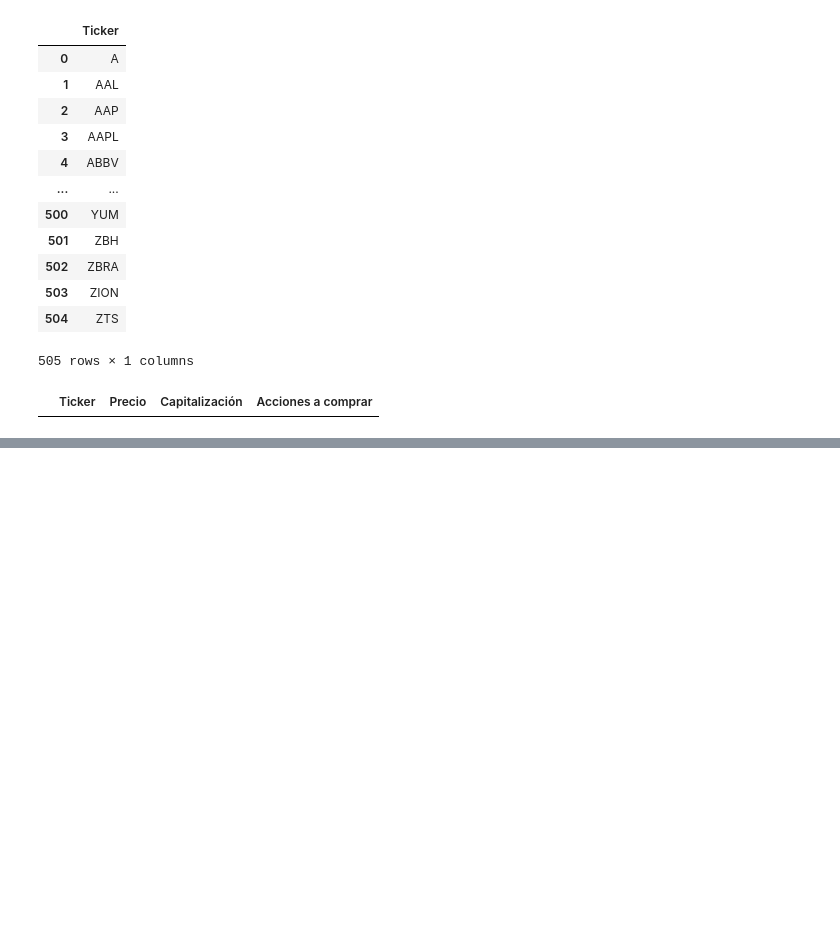
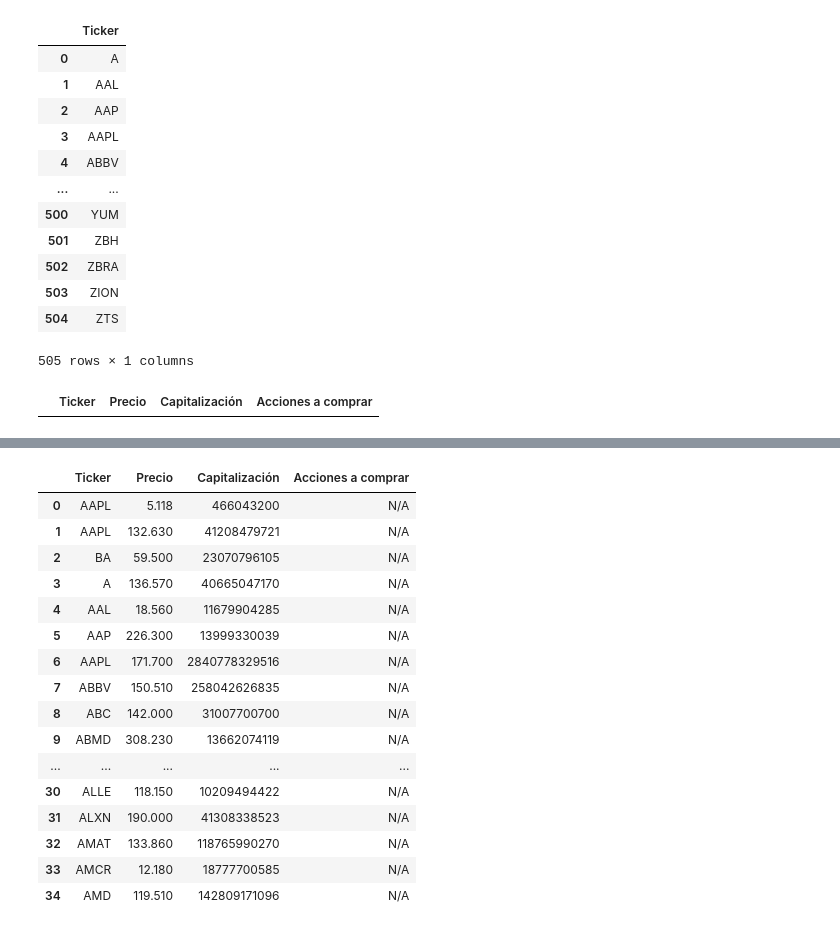
Before and after one commit to ferranfont/Introduccion_al_trading_algoritmico, a Jupyter notebook: mi_primer_dataframe.ipynb, the cells around one changed output, grey strips where cells are left out. Cells and saved outputs as stored; diff of their text form; code cells hidden in the pictures; blank space fills up the shorter version.

```diff
--- a/mi_primer_dataframe.ipynb
+++ b/mi_primer_dataframe.ipynb
@@ -55,2 +56,0 @@ final_dataframe
-# %%
-for i in acciones
@@ -56,0 +68,31 @@ for i in acciones
+# %%
+for i in acciones['Ticker'][:80]: #para no ralentizar el proceso lo haremos tan sólo para las primeros 80 símbolos [:80]
+  api_url = f'https://sandbox.iexapis.com/stable/stock/{i}/quote?token=Tpk_059b97af715d417d9f49f50b51b1c448'
+  data = requests.get(api_url).json()
+  final_dataframe = final_dataframe.append(
+                                        pd.Series([i,
+                                                   data['latestPrice'],
+                                                   data['marketCap'],
+                                                   'N/A'],
+                                                  index =mis_columnas),
+                                        ignore_index = True)
+# %%
+final_dataframe.head(35)
+# %% [output]
+|  | Ticker | Precio | Capitalización | Acciones a comprar |
+| 0 | AAPL | 5.118 | 466043200 | N/A |
+| 1 | AAPL | 132.630 | 41208479721 | N/A |
+| 2 | BA | 59.500 | 23070796105 | N/A |
+| 3 | A | 136.570 | 40665047170 | N/A |
+| 4 | AAL | 18.560 | 11679904285 | N/A |
+| 5 | AAP | 226.300 | 13999330039 | N/A |
+| 6 | AAPL | 171.700 | 2840778329516 | N/A |
+| 7 | ABBV | 150.510 | 258042626835 | N/A |
+| 8 | ABC | 142.000 | 31007700700 | N/A |
+| 9 | ABMD | 308.230 | 13662074119 | N/A |
+| ... | ... | ... | ... | ... |
+| 30 | ALLE | 118.150 | 10209494422 | N/A |
+| 31 | ALXN | 190.000 | 41308338523 | N/A |
+| 32 | AMAT | 133.860 | 118765990270 | N/A |
+| 33 | AMCR | 12.180 | 18777700585 | N/A |
+| 34 | AMD | 119.510 | 142809171096 | N/A |
```
Also changed, not shown: parts of 3 cells of this notebook.
